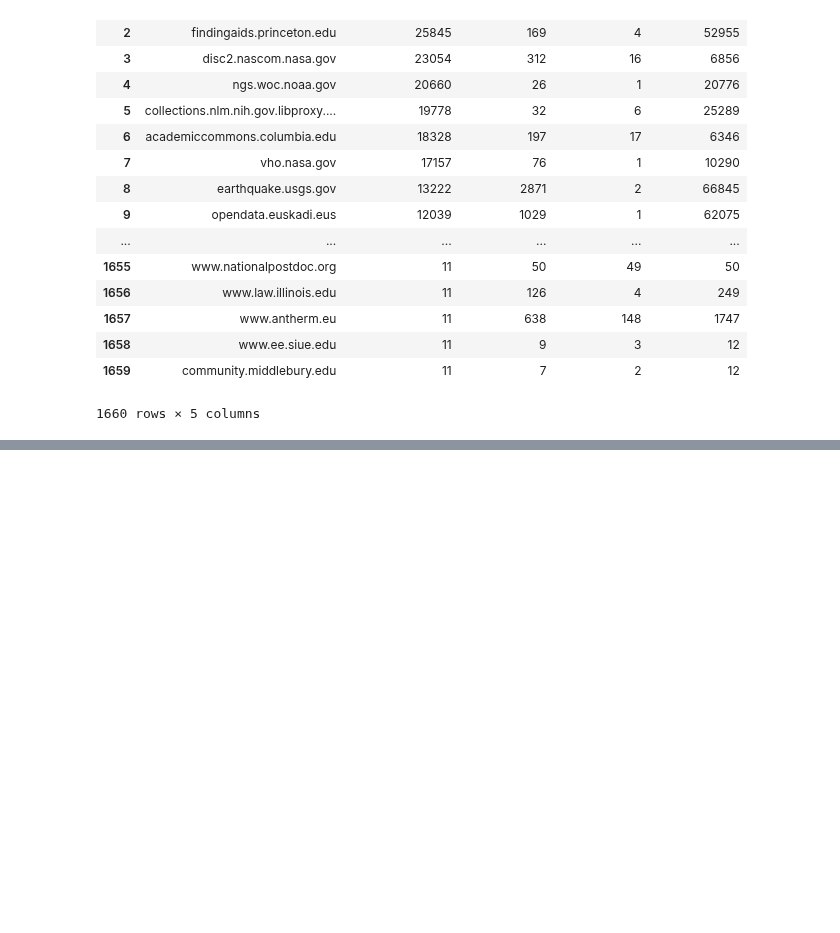
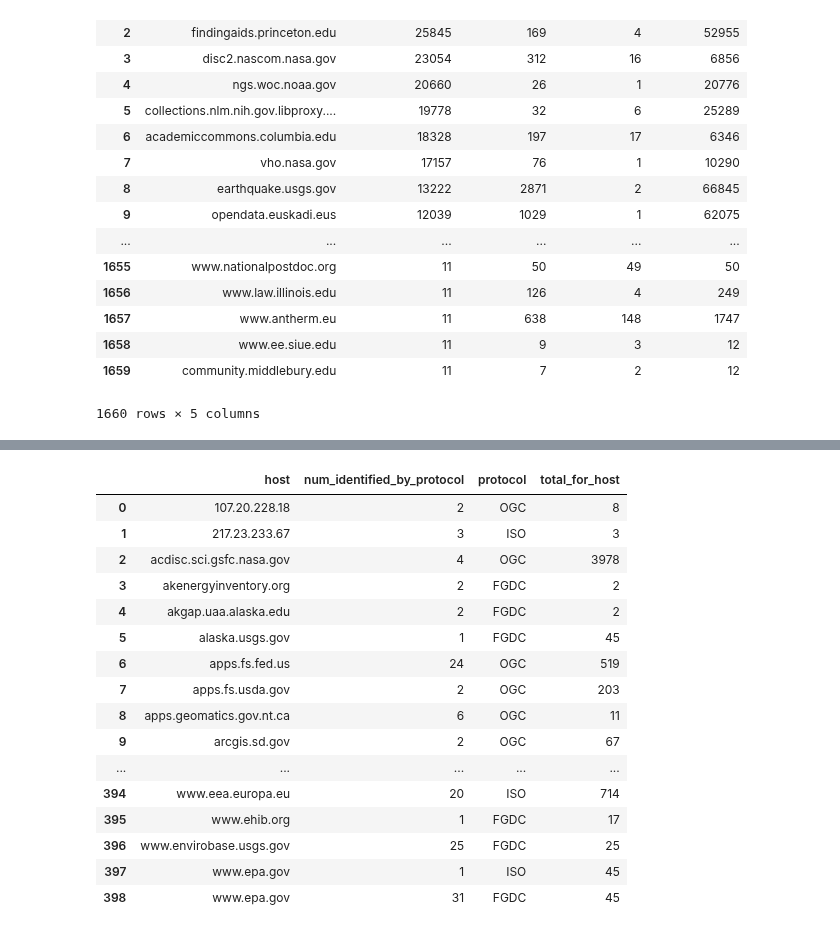
Before and after one commit to b-cube/Response-Identification-Info, a Jupyter notebook: notebooks/Analysis - Metadata Metrics.ipynb, the cells around one changed output, grey strips where cells are left out. Drawn from its saved outputs; the diff is of its cells as text; code cells hidden in the pictures; blank space fills up the shorter version.

```diff
--- a/notebooks/Analysis - Metadata Metrics.ipynb
+++ b/notebooks/Analysis - Metadata Metrics.ipynb
@@ -128,0 +178,45 @@ df
+# %%
+sql = """with i
+as (
+    select d.response_id, jsonb_array_elements(d.identity::jsonb) ident
+    from identities d
+    where d.identity is not null
+), h as (
+    select r.host, count(r.host) as total_for_host
+    from responses r
+    where r.host is not null and r.host != ''
+    group by r.host
+)
+select r.host,
+    count(i.ident->'protocol') as num_identified_by_protocol,
+    i.ident->'protocol' as protocol,
+    min(h.total_for_host) as total_for_host
+from responses r join i on i.response_id = r.id
+    join h on h.host = r.host
+where h.total_for_host > 1 and i.ident->>'protocol' != 'OpenSearch'
+group by r.host, protocol
+order by r.host asc, protocol desc;"""
+
+df = pd.read_sql(sql, engine)
+# %%
+from IPython.display import display
+with pd.option_context('display.max_rows', 500):
+    display(df)
+# %% [output]
+|  | host | num_identified_by_protocol | protocol | total_for_host |
+| 0 | 107.20.228.18 | 2 | OGC | 8 |
+| 1 | 217.23.233.67 | 3 | ISO | 3 |
+| 2 | acdisc.sci.gsfc.nasa.gov | 4 | OGC | 3978 |
+| 3 | akenergyinventory.org | 2 | FGDC | 2 |
+| 4 | akgap.uaa.alaska.edu | 2 | FGDC | 2 |
+| 5 | alaska.usgs.gov | 1 | FGDC | 45 |
+| 6 | apps.fs.fed.us | 24 | OGC | 519 |
+| 7 | apps.fs.usda.gov | 2 | OGC | 203 |
+| 8 | apps.geomatics.gov.nt.ca | 6 | OGC | 11 |
+| 9 | arcgis.sd.gov | 2 | OGC | 67 |
+| ... | ... | ... | ... | ... |
+| 394 | www.eea.europa.eu | 20 | ISO | 714 |
+| 395 | www.ehib.org | 1 | FGDC | 17 |
+| 396 | www.envirobase.usgs.gov | 25 | FGDC | 25 |
+| 397 | www.epa.gov | 1 | ISO | 45 |
+| 398 | www.epa.gov | 31 | FGDC | 45 |
```
Also changed, not shown: parts of 4 cells of this notebook, 5 other files.
